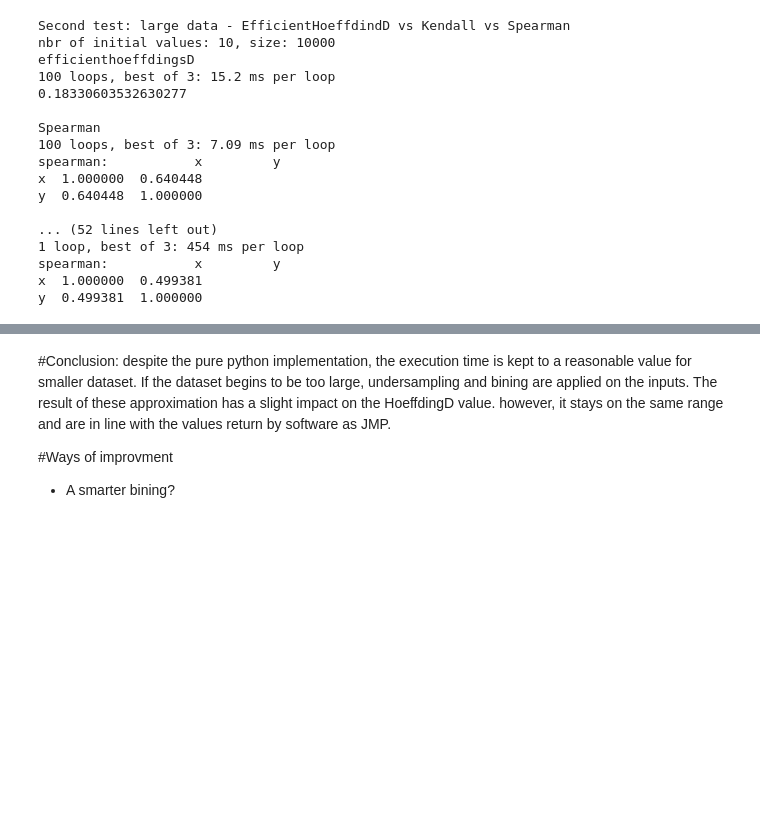
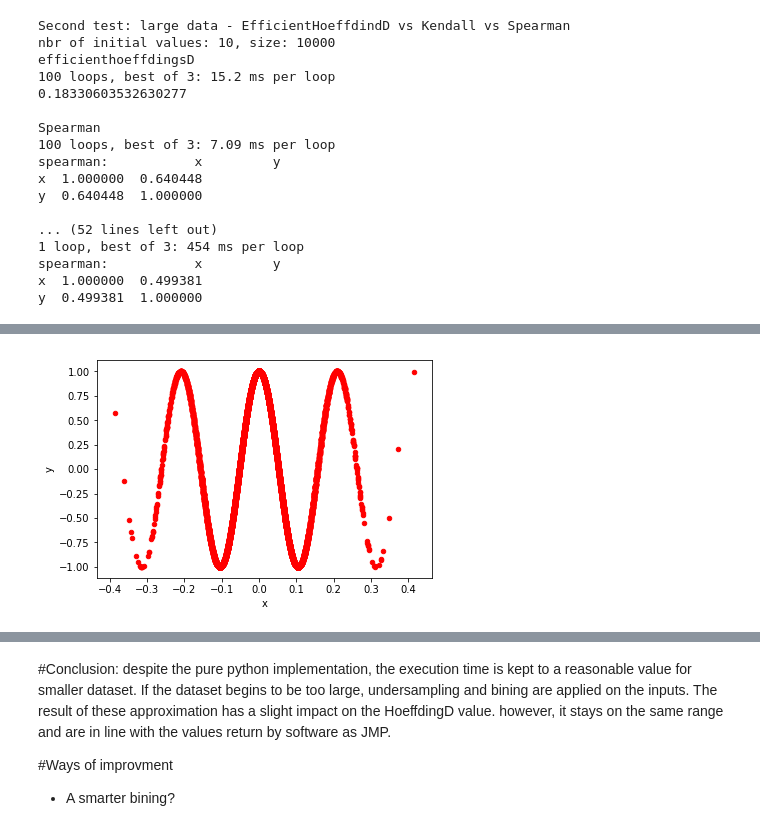
Before and after one commit to PaulVanDev/HoeffdingD, a Jupyter notebook: EfficientHoeffdingD.ipynb, the cells around one changed output, grey strips where cells are left out. Cells and saved outputs as stored; diff of their text form; code cells hidden in the pictures; blank space fills up the shorter version.

```diff
--- a/EfficientHoeffdingD.ipynb
+++ b/EfficientHoeffdingD.ipynb
@@ -312,0 +420,87 @@ y  0.499381  1.000000
+# %%
+#Fourth test: large data - EfficientHoeffdindD vs Kendall vs Spearman - another non-monotonic relation
+print('Fourth test: large data - EfficientHoeffdindD vs Kendall vs Spearman - another non-monotonic relation')
+
+x=np.random.normal(0,0.1, size=10000)
+y=(np.cos(30*x))
+df=pd.DataFrame(x,columns=['x'])
+df['y']=y
+
+df.plot(kind='scatter',x='x',y='y',color='red')
+plt.show()
+
+print('normal(0,0.1, size=10000)')
+print('efficienthoeffdingsD')
+%timeit efficienthoeffdingsD( x, y )
+print(efficienthoeffdingsD( x, y ))
+
+print('')
+print('Spearman')
+%timeit df.corr('spearman')
+print('spearman:',df.corr('spearman'))
+
+print('')
+print('Kendall')
+%timeit df.corr('kendall')
+print('spearman:',df.corr('kendall'))
+
+x=np.random.normal(0,0.1, size=100000)
+y=(np.cos(6*x))
+df=pd.DataFrame(x,columns=['x'])
+df['y']=y
+print('')
+print('normal(0,0.1, size=100000)')
+print('efficienthoeffdingsD')
+%timeit efficienthoeffdingsD( x, y )
+print(efficienthoeffdingsD( x, y ))
+
+print('')
+print('Spearman')
+%timeit df.corr('spearman')
+print('spearman:',df.corr('spearman'))
+
+print('')
+print('Kendall')
+%timeit df.corr('kendall')
+print('spearman:',df.corr('kendall'))
+
+x=np.random.normal(0,0.1, size=1000000)
+y=(np.cos(6*x))
+df=pd.DataFrame(x,columns=['x'])
+df['y']=y
+print('')
+print('normal(0,0.1, size=1000000)')
+print('efficienthoeffdingsD')
+%timeit efficienthoeffdingsD( x, y )
+print(efficienthoeffdingsD( x, y ))
+
+print('')
+print('Spearman')
+%timeit df.corr('spearman')
+print('spearman:',df.corr('spearman'))
+
+print('')
+print('Kendall')
+%timeit df.corr('kendall')
+print('spearman:',df.corr('kendall'))
+
+x=np.random.normal(0,0.1, size=1000000)
+y=(np.cos(6*x))
+df=pd.DataFrame(x,columns=['x'])
+df['y']=y
+print('')
+print('normal(0,0.1, size=1000000)')
+print('efficienthoeffdingsD')
+%timeit efficienthoeffdingsD( x, y )
+print(efficienthoeffdingsD( x, y ))
+
+print('')
+print('Spearman')
+%timeit df.corr('spearman')
+print('spearman:',df.corr('spearman'))
+
+print('')
+print('Kendall')
+%timeit df.corr('kendall')
+print('spearman:',df.corr('kendall'))
+# %% [output]
@@ -312,0 +508 @@ y  0.499381  1.000000
+[figure, added]
```
Also changed, not shown: parts of 3 cells of this notebook.
